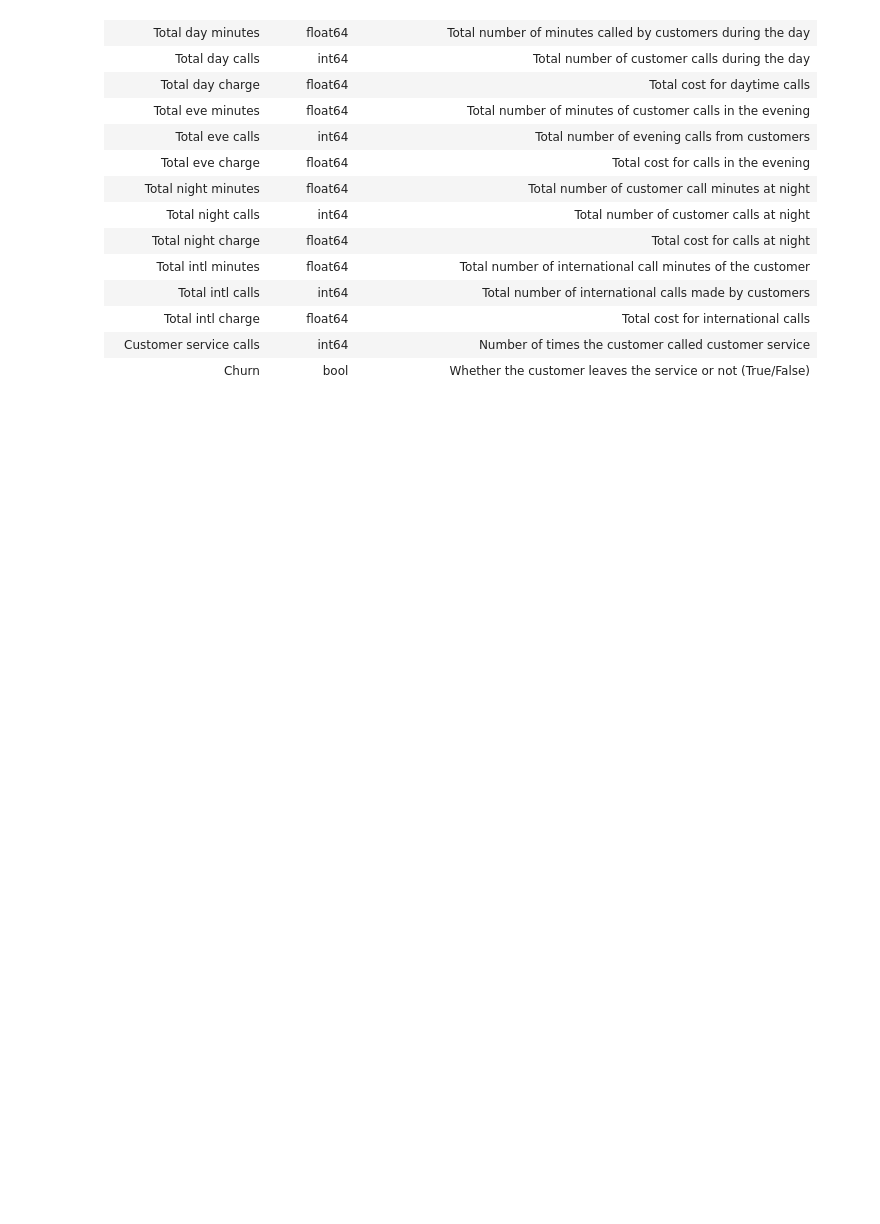
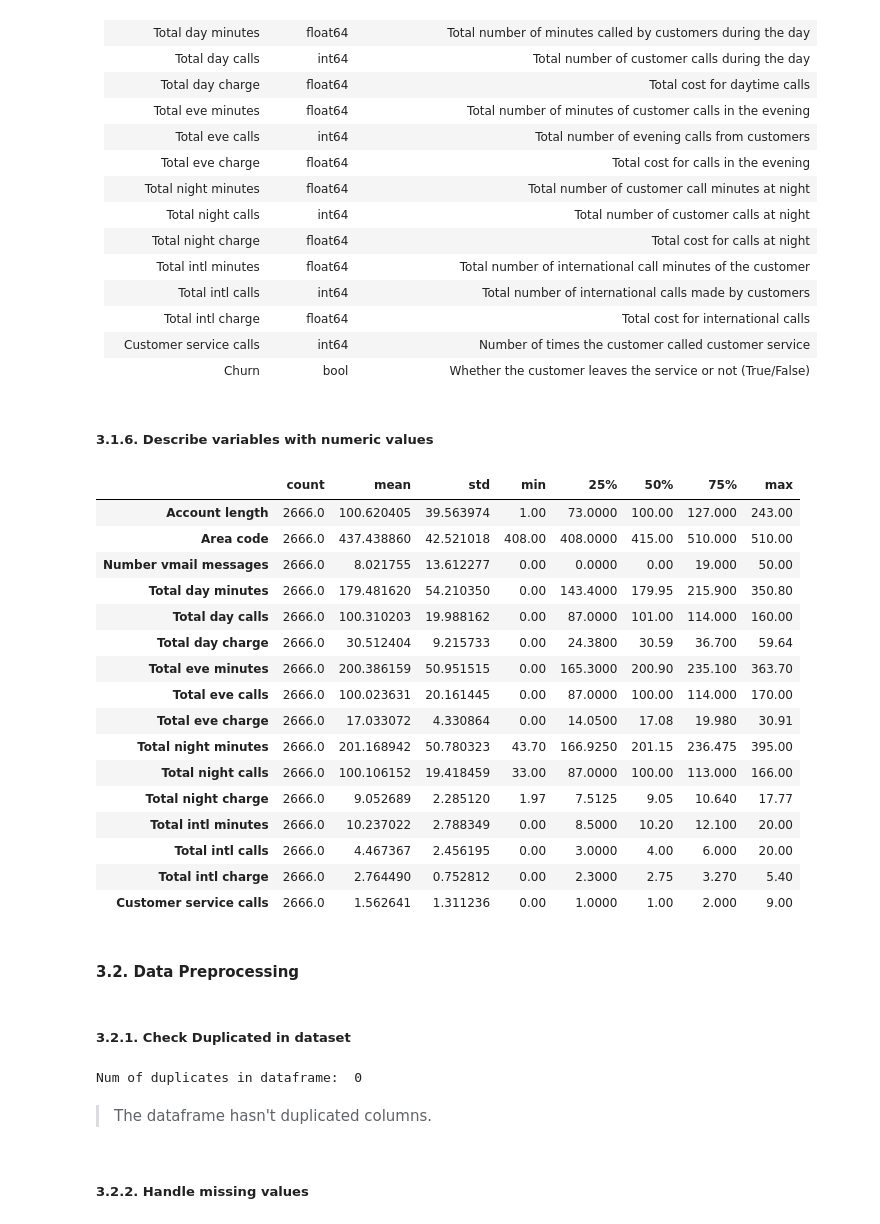
Before and after one commit to hg27haan/Customer-Churn-Prediction-DA, a Jupyter notebook: Source/Customer-Churn-Prediction.ipynb, the cells around one changed output. Drawn from its saved outputs; the diff is of its cells as text; code cells hidden in the pictures; blank space fills up the shorter version.

Commit message:
Fix Data understading and Upload Data Preprocessing

```diff
--- a/Source/Customer-Churn-Prediction.ipynb
+++ b/Source/Customer-Churn-Prediction.ipynb
@@ -158,3 +202,38 @@ Index(['State', 'Account length', 'Area code', 'International plan',
 | Total intl charge         | float64      | Total cost for international calls                                   |
 | Customer service calls    | int64        | Number of times the customer called customer service                 |
 | Churn                     | bool         | Whether the customer leaves the service or not (True/False)          |
+# %% [markdown]
+##### 3.1.6. Describe variables with numeric values
+# %%
+display(df80_raw.describe().T)
+# %% [output]
+|  | count | mean | std | min | 25% | 50% | 75% | max |
+| Account length | 2666.0 | 100.620405 | 39.563974 | 1.00 | 73.0000 | 100.00 | 127.000 | 243.00 |
+| Area code | 2666.0 | 437.438860 | 42.521018 | 408.00 | 408.0000 | 415.00 | 510.000 | 510.00 |
+| Number vmail messages | 2666.0 | 8.021755 | 13.612277 | 0.00 | 0.0000 | 0.00 | 19.000 | 50.00 |
+| Total day minutes | 2666.0 | 179.481620 | 54.210350 | 0.00 | 143.4000 | 179.95 | 215.900 | 350.80 |
+| Total day calls | 2666.0 | 100.310203 | 19.988162 | 0.00 | 87.0000 | 101.00 | 114.000 | 160.00 |
+| Total day charge | 2666.0 | 30.512404 | 9.215733 | 0.00 | 24.3800 | 30.59 | 36.700 | 59.64 |
+| Total eve minutes | 2666.0 | 200.386159 | 50.951515 | 0.00 | 165.3000 | 200.90 | 235.100 | 363.70 |
+| Total eve calls | 2666.0 | 100.023631 | 20.161445 | 0.00 | 87.0000 | 100.00 | 114.000 | 170.00 |
+| Total eve charge | 2666.0 | 17.033072 | 4.330864 | 0.00 | 14.0500 | 17.08 | 19.980 | 30.91 |
+| Total night minutes | 2666.0 | 201.168942 | 50.780323 | 43.70 | 166.9250 | 201.15 | 236.475 | 395.00 |
+| Total night calls | 2666.0 | 100.106152 | 19.418459 | 33.00 | 87.0000 | 100.00 | 113.000 | 166.00 |
+| Total night charge | 2666.0 | 9.052689 | 2.285120 | 1.97 | 7.5125 | 9.05 | 10.640 | 17.77 |
+| Total intl minutes | 2666.0 | 10.237022 | 2.788349 | 0.00 | 8.5000 | 10.20 | 12.100 | 20.00 |
+| Total intl calls | 2666.0 | 4.467367 | 2.456195 | 0.00 | 3.0000 | 4.00 | 6.000 | 20.00 |
+| Total intl charge | 2666.0 | 2.764490 | 0.752812 | 0.00 | 2.3000 | 2.75 | 3.270 | 5.40 |
+| Customer service calls | 2666.0 | 1.562641 | 1.311236 | 0.00 | 1.0000 | 1.00 | 2.000 | 9.00 |
+# %% [markdown]
+#### 3.2. Data Preprocessing
+# %% [markdown]
+##### 3.2.1. Check Duplicated in dataset
+# %%
+num_duplicates = df80_raw.duplicated().sum()
+print('Num of duplicates in dataframe: ', num_duplicates)
+# %% [output]
+Num of duplicates in dataframe:  0
+# %% [markdown]
+> The dataframe hasn't duplicated columns.
+# %% [markdown]
+##### 3.2.2. Handle missing values
```
Also changed, not shown: parts of 14 cells of this notebook.
